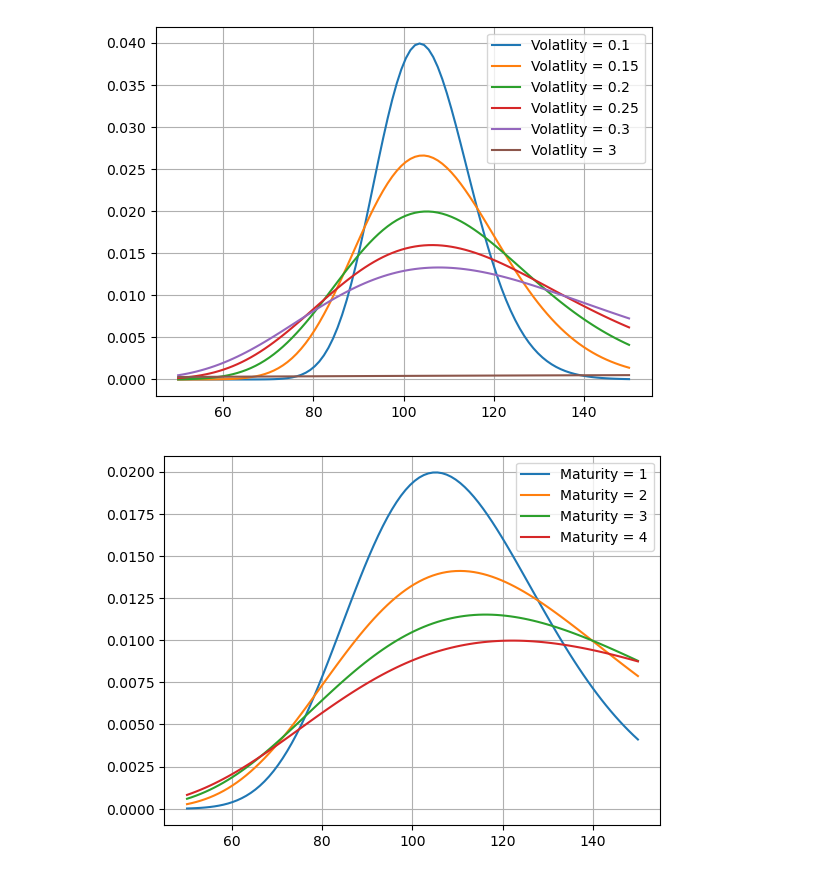
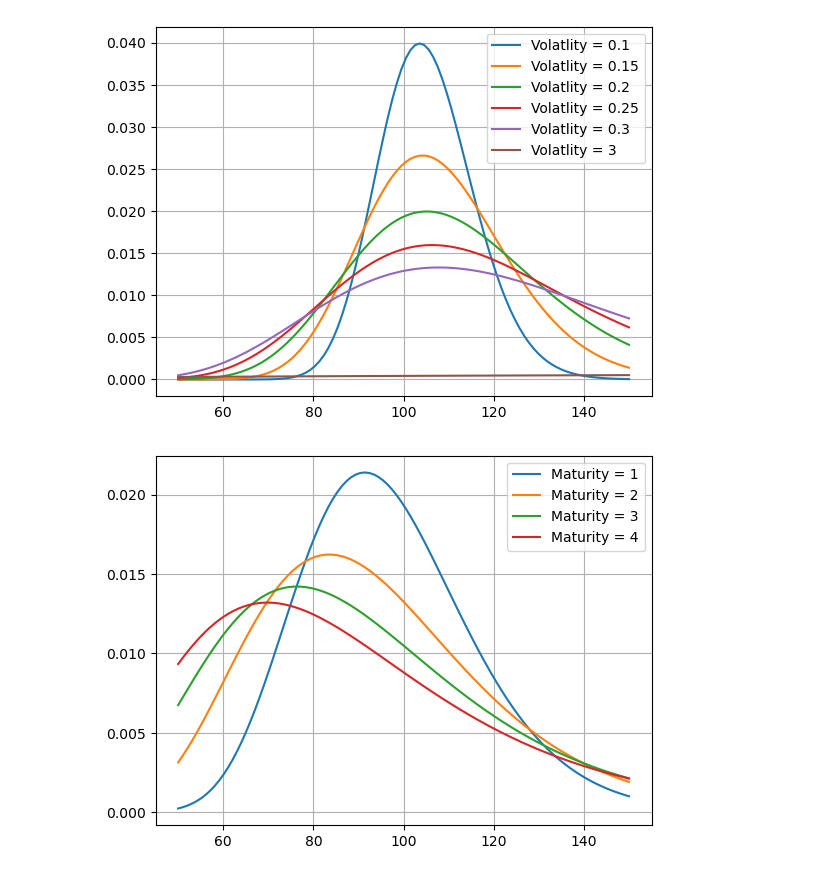
Before and after one commit to Luciocta/projetperso, a Jupyter notebook: gammaplot.ipynb, the cells around one changed output. Cells and saved outputs as stored; diff of their text form; code cells hidden in the pictures.

```diff
--- a/gammaplot.ipynb
+++ b/gammaplot.ipynb
@@ -25,20 +25,21 @@ plt.show()
 [figure]
 # %%
 S0 = 100
+strike = 100
 #T = 1
 r = 0.03
 sigma = 0.2
 
 maturity_range = range(1,5)
-strike_range = np.linspace(50,150,100)
+spot_range = np.linspace(50,150,100)
 L_gamma = np.zeros((5,100))
 
 for i, maturity in enumerate(maturity_range):
-    L_gamma[i] = [fl.gamma(S0, strike, maturity, r , sigma) for strike in strike_range]
-    plt.plot(strike_range, L_gamma[i], label = f'Maturity = {maturity}')
+    L_gamma[i] = [fl.gamma(spot, strike, maturity, r , sigma) for spot in spot_range]
+    plt.plot(spot_range, L_gamma[i], label = f'Maturity = {maturity}')
 
 plt.legend()
 plt.grid()
 plt.show()
 # %% [output]
-[figure, old version]
+[figure, new version]
```
Also changed, not shown: parts of 1 cell of this notebook.
